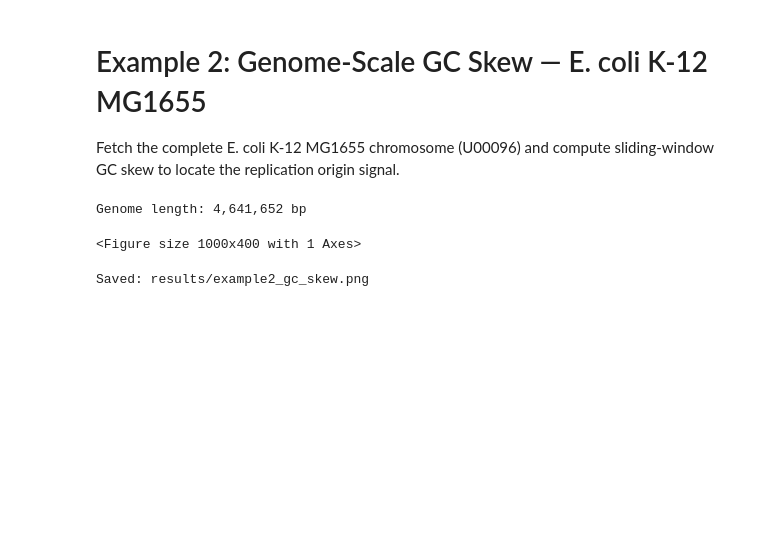
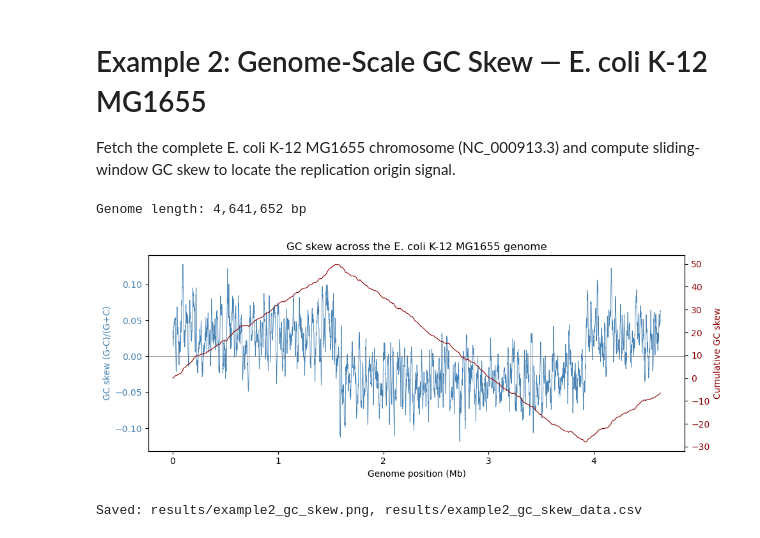
Before and after one commit to mohammed-alabbasi/bioinfo-statistics-qc, a Jupyter notebook: 02_example2_genome_gc_skew.ipynb, the cells around one changed output. Cells and saved outputs as stored; diff of their text form; code cells hidden in the pictures; blank space fills up the shorter version.

Commit message:
add example 2  with cumulative_skews

```diff
--- a/02_example2_genome_gc_skew.ipynb
+++ b/02_example2_genome_gc_skew.ipynb
@@ -2,45 +2,70 @@
 # Example 2: Genome-Scale GC Skew — E. coli K-12 MG1655
 
 
-Fetch the complete E. coli K-12 MG1655 chromosome (U00096) and compute sliding-window GC skew to locate the replication origin signal.
+Fetch the complete E. coli K-12 MG1655 chromosome (NC_000913.3) and compute sliding-window GC skew to locate the replication origin signal.
 # %%
 # Fetch the full E. coli K-12 MG1655 genome and compute GC skew in sliding windows
+import csv
 import os
 import matplotlib.pyplot as plt
 from Bio import Entrez, SeqIO
 
 os.makedirs("data", exist_ok=True)
 os.makedirs("results", exist_ok=True)
 
-Entrez.email = "you@example.com"
+Entrez.email = "your.example@institution.edu"
 # this is a ~4.6 Mb fetch — expect it to take a little longer than a single-gene call
 
-handle = Entrez.efetch(db="nucleotide", id="U00096", rettype="fasta", retmode="text")
+
+handle = Entrez.efetch(db="nucleotide", id="NC_000913.3", rettype="fasta", retmode="text")
 record = SeqIO.read(handle, "fasta")
 handle.close()
 print(f"Genome length: {len(record.seq):,} bp")
 
-# Sliding, non-overlapping 50,000 bp windows across the chromosome
-window = 50_000
-positions, skews = [], []
-for start in range(0, len(record.seq) - window, window):
+# Sliding, overlapping 10,000 bp windows with a 1,000 bp step
+window = 10_000
+step = 1_000
+positions, skews, cumulative_skews = [], [], []
+cum_sum = 0.0
+for start in range(0, len(record.seq) - window, step):
     chunk = record.seq[start:start + window]
     g, c = chunk.count("G"), chunk.count("C")
-    skews.append((g - c) / (g + c))
+    if g + c == 0:
+        continue
+    skew = (g - c) / (g + c)
+    skews.append(skew)
     positions.append(start)
+    cum_sum += skew
+    cumulative_skews.append(cum_sum)
+
+# Save the raw data for reproducibility
+with open("results/example2_gc_skew_data.csv", "w", newline="") as f:
+    writer = csv.writer(f)
+    writer.writerow(["position_bp", "gc_skew", "cumulative_gc_skew"])
+    writer.writerows(zip(positions, skews, cumulative_skews))
 
 # Plot and save
-plt.figure(figsize=(10, 4))
-plt.plot([p / 1_000_000 for p in positions], skews, linewidth=0.8)
-plt.axhline(0, color="gray", linewidth=0.6)
-plt.xlabel("Genome position (Mb)")
-plt.ylabel("GC skew (G-C)/(G+C)")
+fig, ax1 = plt.subplots(figsize=(10, 4))
+# Instantaneous GC skew on the left axis
+ax1.plot([p / 1_000_000 for p in positions], skews,
+         linewidth=0.6, color="steelblue", label="GC skew")
+ax1.axhline(0, color="gray", linewidth=0.6)
+ax1.set_xlabel("Genome position (Mb)")
+ax1.set_ylabel("GC skew (G-C)/(G+C)", color="steelblue")
+ax1.tick_params(axis="y", labelcolor="steelblue")
+# Cumulative GC skew on the right axis
+ax2 = ax1.twinx()
+ax2.plot([p / 1_000_000 for p in positions], cumulative_skews,
+         linewidth=0.8, color="darkred", label="Cumulative GC skew")
+ax2.set_ylabel("Cumulative GC skew", color="darkred")
+ax2.tick_params(axis="y", labelcolor="darkred")
+
 plt.title("GC skew across the E. coli K-12 MG1655 genome")
 plt.tight_layout()
 plt.savefig("results/example2_gc_skew.png", dpi=150)
 plt.show()
-print("Saved: results/example2_gc_skew.png")
+print("Saved: results/example2_gc_skew.png, results/example2_gc_skew_data.csv")
 # %% [output]
 Genome length: 4,641,652 bp
+[figure, added]
-<Figure size 1000x400 with 1 Axes>
+Saved: results/example2_gc_skew.png, results/example2_gc_skew_data.csv
-Saved: results/example2_gc_skew.png
```
